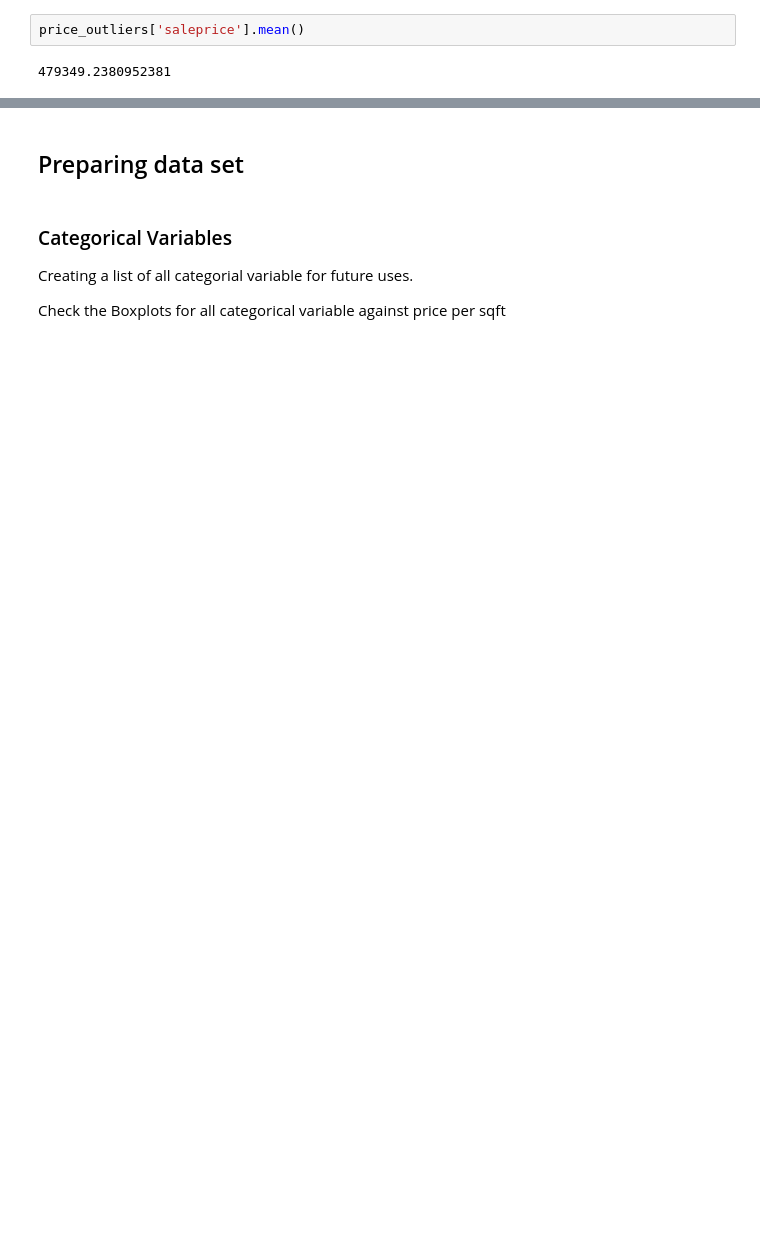
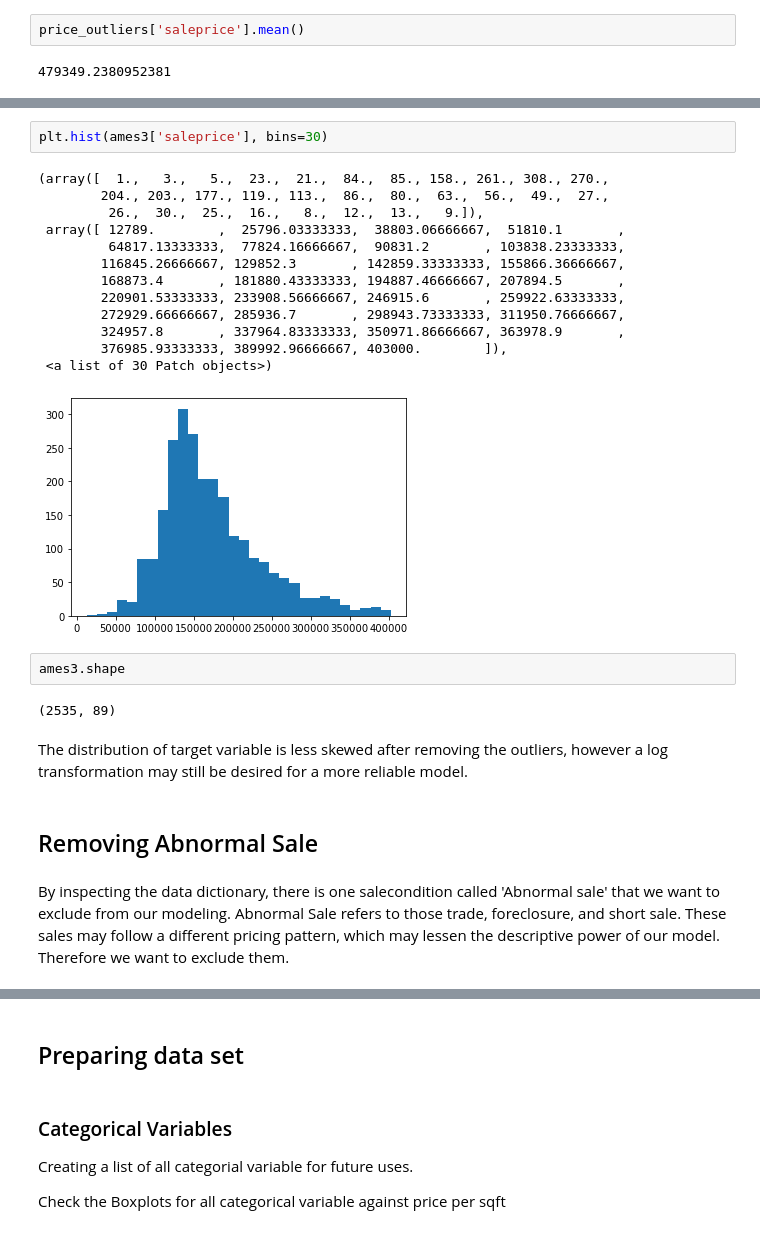
Before and after one commit to valgarland/MLProject_PP, a Jupyter notebook: EDA and Data Cleaning.ipynb, the cells around one changed output, grey strips where cells are left out. Drawn from its saved outputs; the diff is of its cells as text; blank space fills up the shorter version.

```diff
--- a/EDA and Data Cleaning.ipynb
+++ b/EDA and Data Cleaning.ipynb
@@ -205,0 +178,26 @@ outlier_pid
+# %%
+plt.hist(ames3['saleprice'], bins=30)
+# %% [output]
+(array([  1.,   3.,   5.,  23.,  21.,  84.,  85., 158., 261., 308., 270.,
+        204., 203., 177., 119., 113.,  86.,  80.,  63.,  56.,  49.,  27.,
+         26.,  30.,  25.,  16.,   8.,  12.,  13.,   9.]),
+ array([ 12789.        ,  25796.03333333,  38803.06666667,  51810.1       ,
+         64817.13333333,  77824.16666667,  90831.2       , 103838.23333333,
+        116845.26666667, 129852.3       , 142859.33333333, 155866.36666667,
+        168873.4       , 181880.43333333, 194887.46666667, 207894.5       ,
+        220901.53333333, 233908.56666667, 246915.6       , 259922.63333333,
+        272929.66666667, 285936.7       , 298943.73333333, 311950.76666667,
+        324957.8       , 337964.83333333, 350971.86666667, 363978.9       ,
+        376985.93333333, 389992.96666667, 403000.        ]),
+ <a list of 30 Patch objects>)
+[figure, added]
+# %%
+ames3.shape
+# %% [output]
+(2535, 89)
+# %% [markdown]
+The distribution of target variable is less skewed after removing the outliers, however a log transformation may still be desired for a more reliable model.
+# %% [markdown]
+## Removing Abnormal Sale
+# %% [markdown]
+By inspecting the data dictionary, there is one salecondition called 'Abnormal sale' that we want to exclude from our modeling. Abnormal Sale refers to those trade, foreclosure, and short sale. These sales may follow a different pricing pattern, which may lessen the descriptive power of our model. Therefore we want to exclude them.
```
Also changed, not shown: parts of 59 cells of this notebook.
